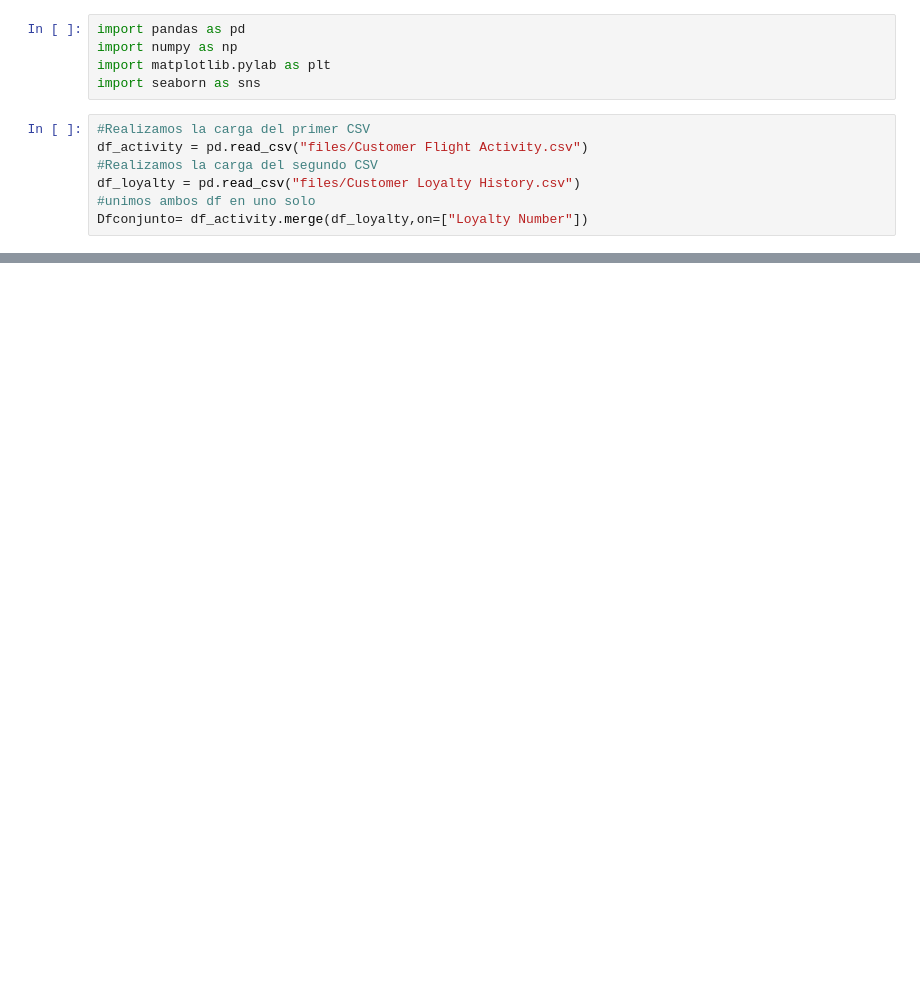
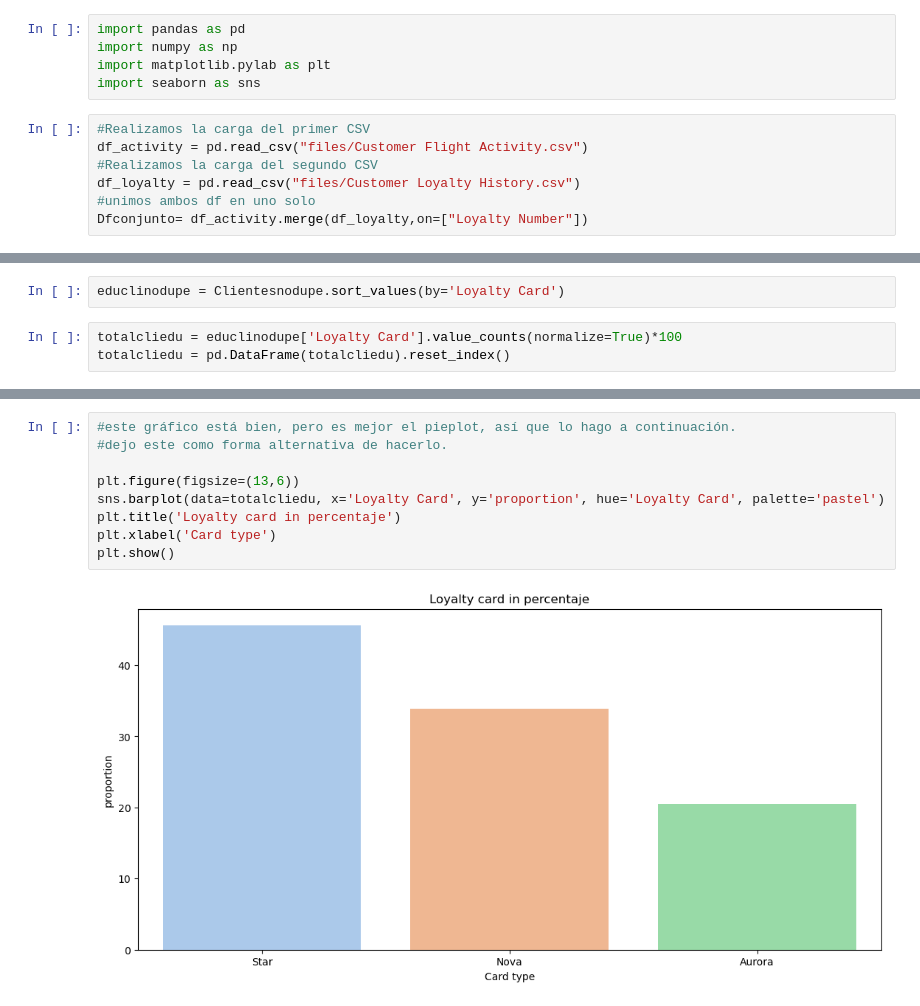
Before and after one commit to Adalab/bda-modulo-3-evaluacion-final-jiucode, a Jupyter notebook: 3.Visualización.ipynb, the cells around one changed output, grey strips where cells are left out. Drawn from its saved outputs; the diff is of its cells as text; blank space fills up the shorter version.

```diff
--- a/3.Visualización.ipynb
+++ b/3.Visualización.ipynb
@@ -66,0 +97,5 @@ plt.show()
+# %%
+educlinodupe = Clientesnodupe.sort_values(by='Loyalty Card')
+# %%
+totalcliedu = educlinodupe['Loyalty Card'].value_counts(normalize=True)*100
+totalcliedu = pd.DataFrame(totalcliedu).reset_index()
@@ -66,0 +109,11 @@ plt.show()
+# %%
+#este gráfico está bien, pero es mejor el pieplot, así que lo hago a continuación.
+#dejo este como forma alternativa de hacerlo.
+
+plt.figure(figsize=(13,6))
+sns.barplot(data=totalcliedu, x='Loyalty Card', y='proportion', hue='Loyalty Card', palette='pastel')
+plt.title('Loyalty card in percentaje')
+plt.xlabel('Card type')
+plt.show()
+# %% [output]
+[figure, added]
```
Also changed, not shown: parts of 19 cells of this notebook.
